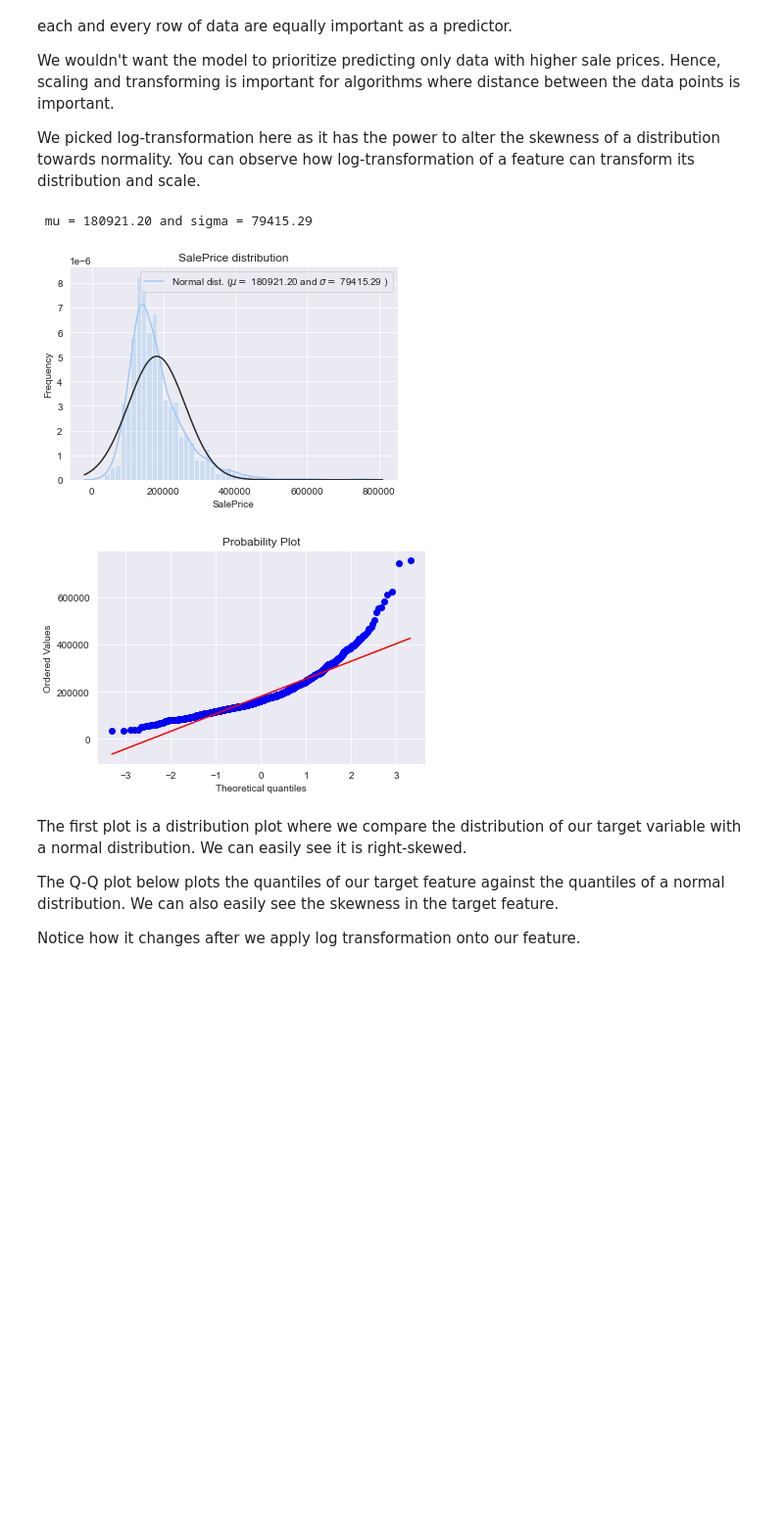
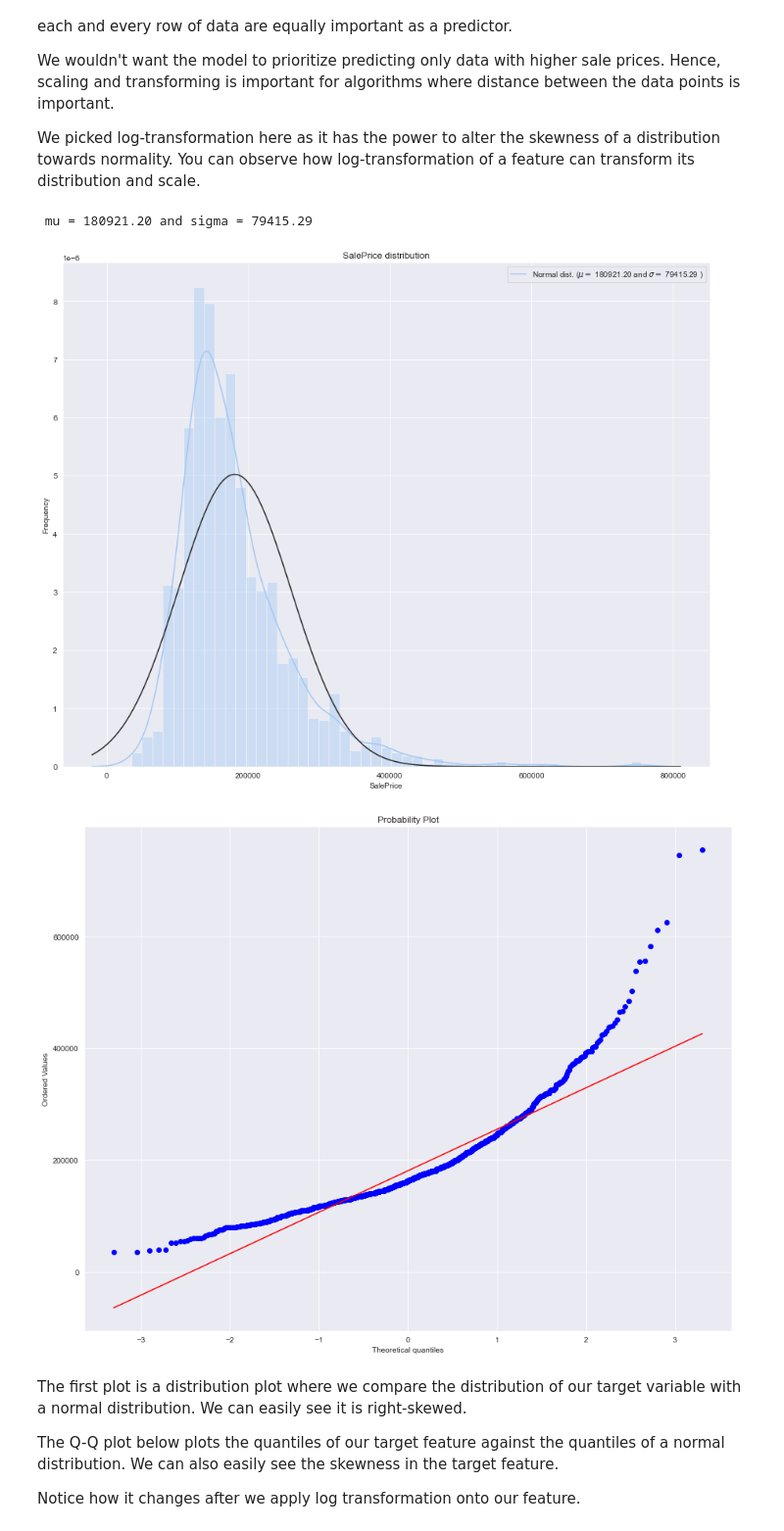
Before and after one commit to Ghanashri-m/255_Team_02, a Jupyter notebook: code/app/Housing_Saleprice_Analysis_Ghanashri.ipynb, the cells around one changed output. Shown at 98% size. Cells and saved outputs as stored; diff of their text form; code cells hidden in the pictures; blank space fills up the shorter version.

```diff
--- a/code/app/Housing_Saleprice_Analysis_Ghanashri.ipynb
+++ b/code/app/Housing_Saleprice_Analysis_Ghanashri.ipynb
@@ -404,24 +404,25 @@ We picked log-transformation here as it has the power to alter the skewness of a
 # %%
 # Distribution plot
 y = copy_train['SalePrice']
+fig = plt.figure(figsize=(15,12))
 sns.distplot(y , fit=norm);
 
 (mu, sigma) = norm.fit(y)
 print( '\n mu = {:.2f} and sigma = {:.2f}\n'.format(mu, sigma))
 
 plt.legend(['Normal dist. ($\mu=$ {:.2f} and $\sigma=$ {:.2f} )'.format(mu, sigma)],
             loc='best')
 plt.ylabel('Frequency')
 plt.title('SalePrice distribution')
 
 # QQ-plot
-fig = plt.figure()
+fig = plt.figure(figsize=(15,12))
 res = probplot(y, plot=plt)
 plt.show()
 # %% [output]
  mu = 180921.20 and sigma = 79415.29
-[figure, old version]
+[figure, new version]
-[figure, old version]
+[figure, new version]
 # %% [markdown]
 The first plot is a distribution plot where we compare the distribution of our target variable with a normal distribution.
 We can easily see it is right-skewed.
```
Also changed, not shown: parts of 3 cells of this notebook.
